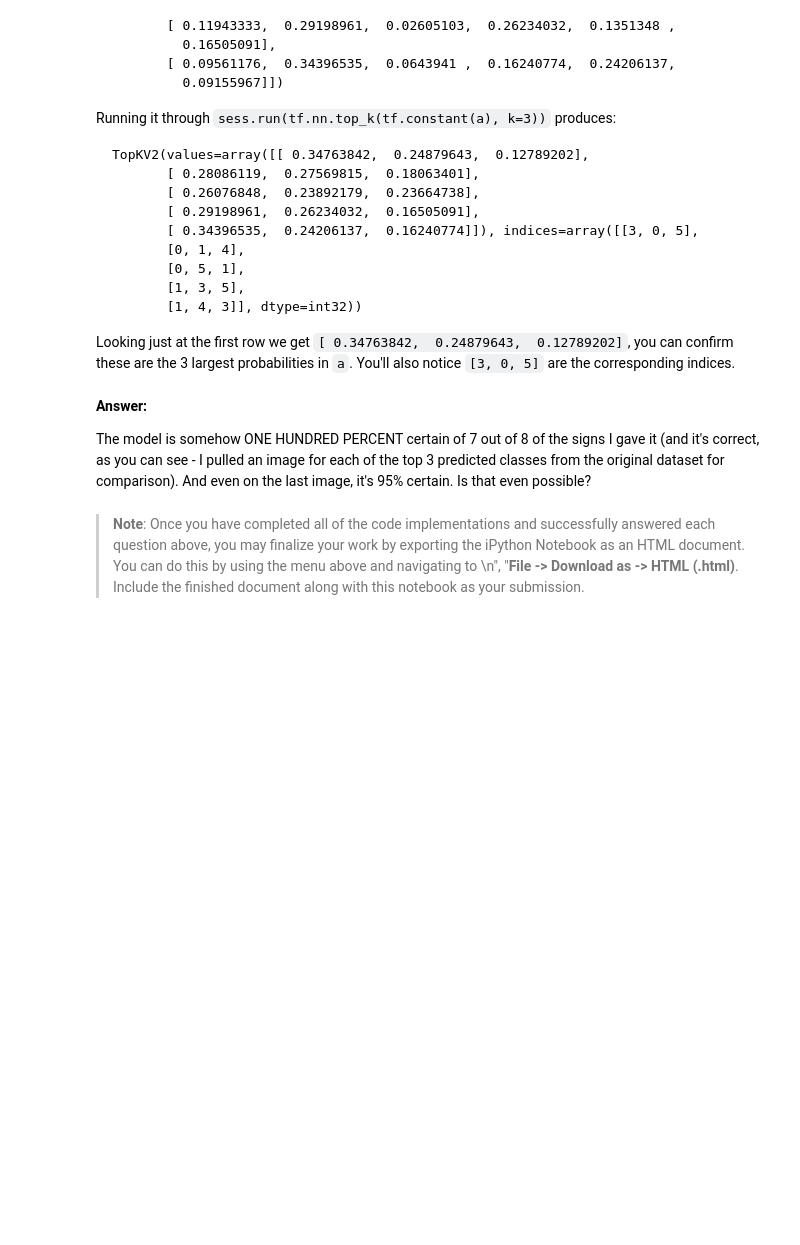
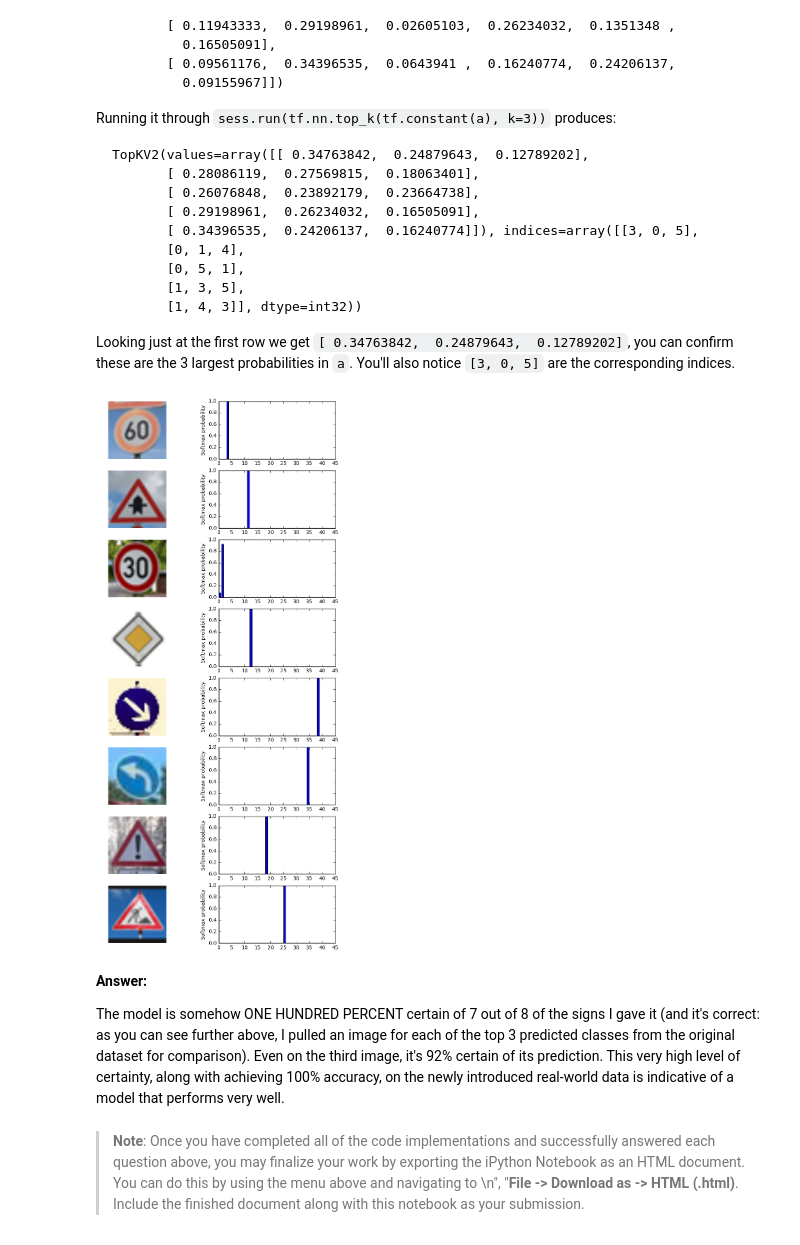
Before and after one commit to jeremy-shannon/CarND-Traffic-Sign-Classifier-Project, a Jupyter notebook: Traffic_Sign_Classifier.ipynb, the cells around one changed output. Saved outputs shown, nothing was run; the diff lists cells and outputs as text; code cells hidden in the pictures; blank space fills up the shorter version.

````diff
--- a/Traffic_Sign_Classifier.ipynb
+++ b/Traffic_Sign_Classifier.ipynb
@@ -1046,10 +1064,23 @@ TopKV2(values=array([[ 0.34763842,  0.24879643,  0.12789202],
 ```
 
 Looking just at the first row we get `[ 0.34763842,  0.24879643,  0.12789202]`, you can confirm these are the 3 largest probabilities in `a`. You'll also notice `[3, 0, 5]` are the corresponding indices.
+# %%
+fig, axs = plt.subplots(8,2, figsize=(9, 19))
+axs = axs.ravel()
+
+for i in range(len(my_softmax_logits)*2):
+    if i%2 == 0:
+        axs[i].axis('off')
+        axs[i].imshow(cv2.cvtColor(my_images[i//2], cv2.COLOR_BGR2RGB))
+    else:
+        axs[i].bar(np.arange(n_classes), my_softmax_logits[(i-1)//2])
+        axs[i].set_ylabel('Softmax probability')
+# %% [output]
+[figure, added]
 # %% [markdown]
 **Answer:**
 
-The model is somehow ONE HUNDRED PERCENT certain of 7 out of 8 of the signs I gave it (and it's correct, as you can see - I pulled an image for each of the top 3 predicted classes from the original dataset for comparison). And even on the last image, it's 95% certain. Is that even possible?
+The model is somehow ONE HUNDRED PERCENT certain of 7 out of 8 of the signs I gave it (and it's correct: as you can see further above, I pulled an image for each of the top 3 predicted classes from the original dataset for comparison). Even on the third image, it's 92% certain of its prediction. This very high level of certainty, along with achieving 100% accuracy, on the newly introduced real-world data is indicative of a model that performs very well.
 # %% [markdown]
 > **Note**: Once you have completed all of the code implementations and successfully answered each question above, you may finalize your work by exporting the iPython Notebook as an HTML document. You can do this by using the menu above and navigating to  \n",
     "**File -> Download as -> HTML (.html)**. Include the finished document along with this notebook as your submission.
````
Also changed, not shown: parts of 22 cells of this notebook, 12 other files.
